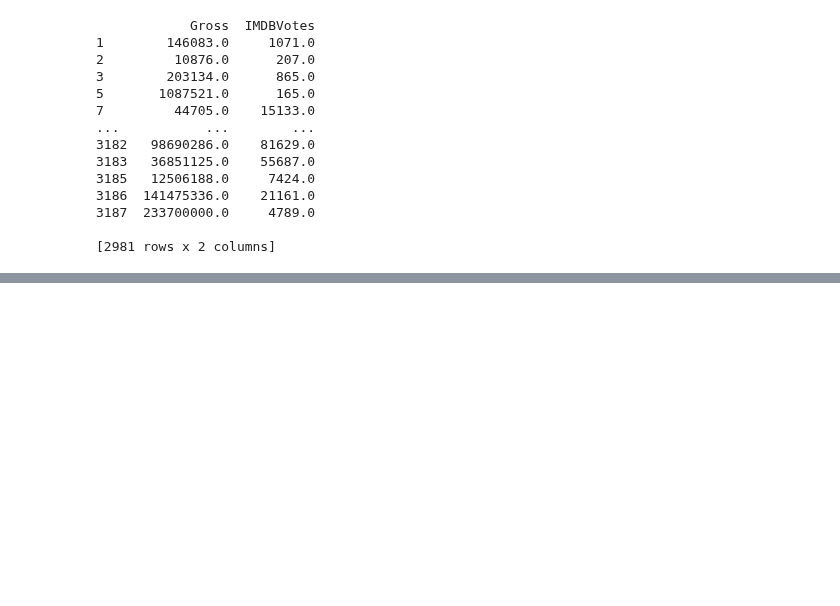
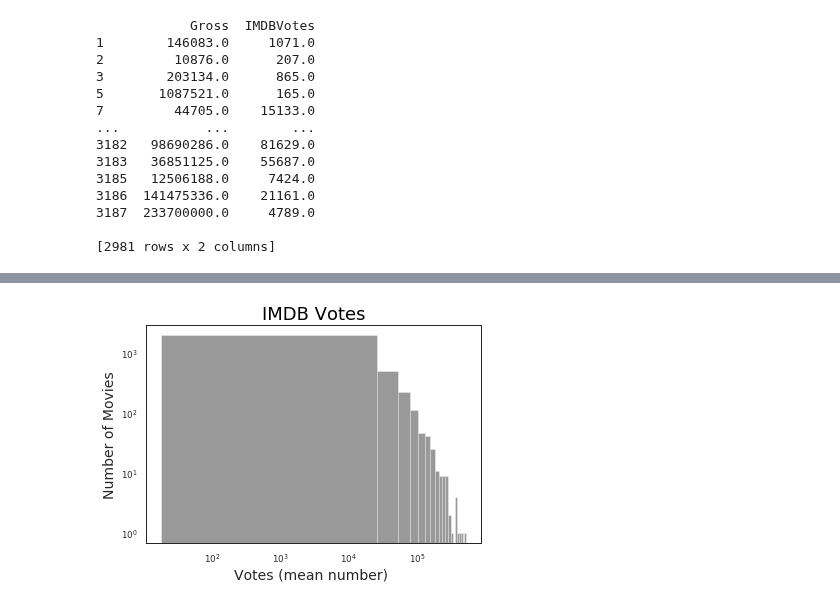
Before and after one commit to ioannapap/movies_data-mining_analysis, a Jupyter notebook: movies_analysis.ipynb, the cells around one changed output, grey strips where cells are left out. Saved outputs shown, nothing was run; the diff lists cells and outputs as text; code cells hidden in the pictures; blank space fills up the shorter version.

```diff
--- a/movies_analysis.ipynb
+++ b/movies_analysis.ipynb
@@ -236,0 +232,14 @@ plt.savefig('IMDBVotes_Histogram.png')
+# %%
+#NEEEEEEEEEEEEEEEEEEEEEEEEEEEEEEEEEEEEEEEEEEEDS EDIT
+sns.distplot(gross_votes_df['IMDBVotes'] , kde = False, color = 'black', label = 'IMDBVotes', bins = 20)
+
+plt.xscale('log')
+plt.yscale('log')
+
+plt.title('IMDB Votes',color = 'black', fontsize = 18)
+plt.xlabel('Votes (mean number) ', fontsize = 14)
+plt.ylabel('Number of Movies', fontsize = 14)
+
+plt.savefig('Voteslog_Histogram.png')
+# %% [output]
+[figure, added]
```
Also changed, not shown: parts of 3 cells of this notebook, 2 other files.
